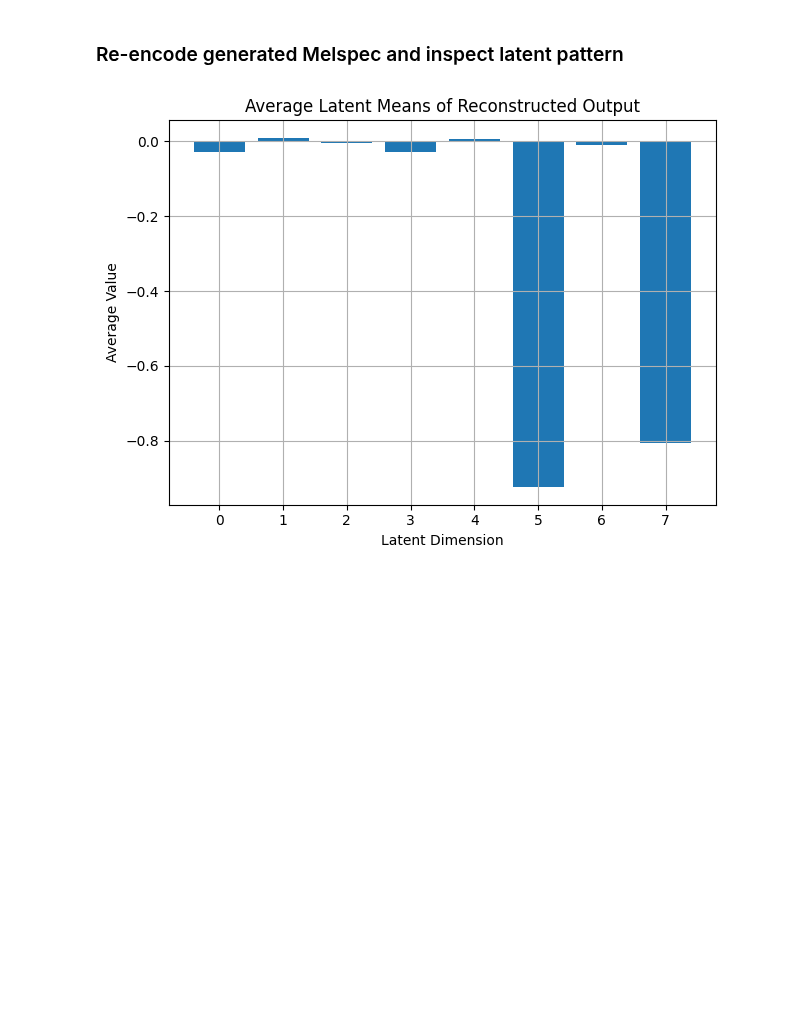
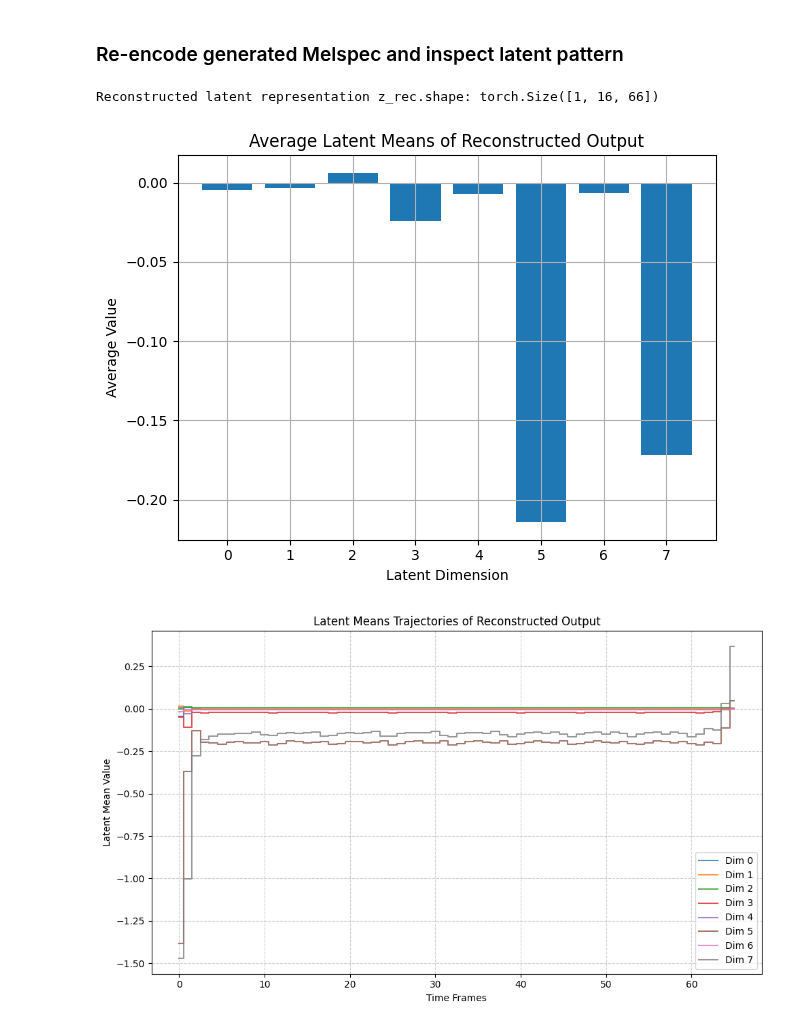
Before and after one commit to lfogarty98/XRAVE, a Jupyter notebook: test_latents.ipynb, the cells around one changed output. Cells and saved outputs as stored; diff of their text form; code cells hidden in the pictures; blank space fills up the shorter version.

```diff
--- a/test_latents.ipynb
+++ b/test_latents.ipynb
@@ -255,13 +250,13 @@ plt.show()
 ### Set latent vector and decode it
 # %%
 # Set latent corresponding to walking along PC
-alpha = -3
+alpha = 3
 z_alpha = torch.ones_like(means)
 z_alpha = z_alpha * pc[None, :, None]
 z_alpha = z_alpha * alpha
 
 plot_latent_means(z_alpha, title=f'Latent Pattern for alpha = {alpha}')
-
+plot_latent_trajectories(z_alpha, title=f'Latent Trajectories for alpha = {alpha}')
 # z_alpha = F.pad(z_alpha, (10, 10), mode="replicate")
 
 output_chunk = model.decode(z_alpha)
@@ -295,11 +294,14 @@ melspec_output.shape: torch.Size([1, 128, 521])
 # %%
 # melspec_output_padded = F.pad(melspec_output, (3, 3), mode="replicate")
 # melspec_output_padded = torch.log1p(melspec_output_padded)
 # melspec_output = melspec_output_padded
 
-z_rec = model.encoder(melspec_output)
+z_rec = model.encoder(torch.log1p(melspec_output))
 means_rec, logscales_rec = torch.split(z_rec, z_rec.shape[1] // 2, 1)
+print(f'Reconstructed latent representation z_rec.shape: {z_rec.shape}')
 plot_latent_means(means_rec, title='Average Latent Means of Reconstructed Output')
-#plot_latent_trajectories(means_rec, title='Latent Means Trajectories of Reconstructed Output')
+plot_latent_trajectories(means_rec, title='Latent Means Trajectories of Reconstructed Output')
 # %% [output]
+Reconstructed latent representation z_rec.shape: torch.Size([1, 16, 66])
-[figure, old version]
+[figure, new version]
+[figure, added]
```
Also changed, not shown: parts of 10 cells of this notebook, 6 other files.
